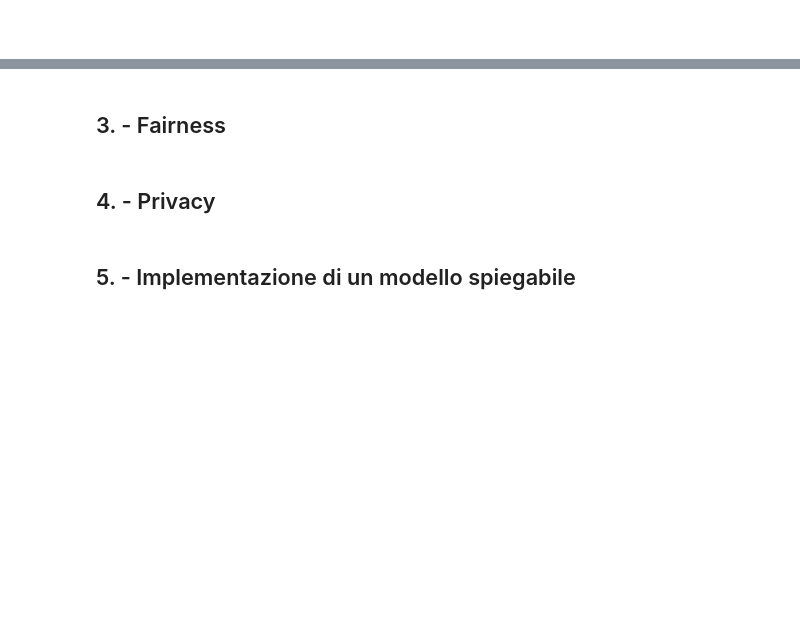
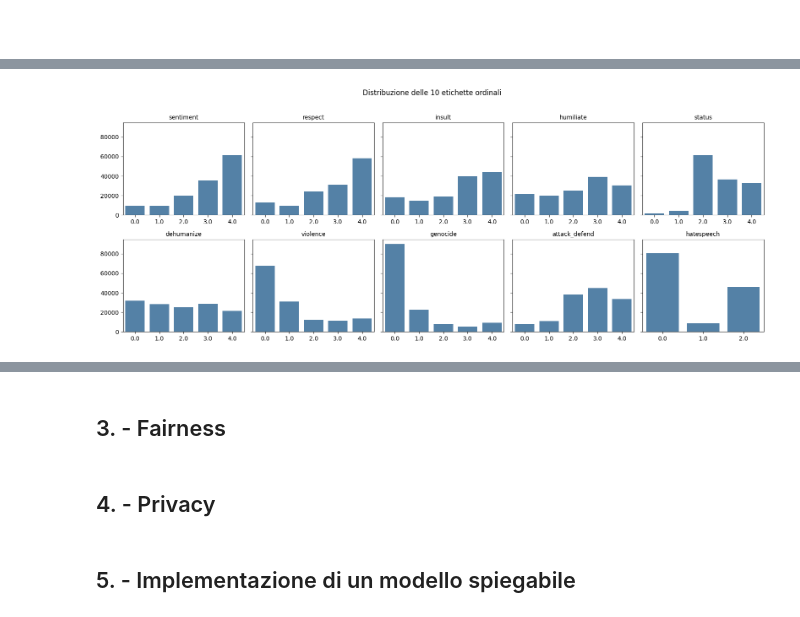
Before and after one commit to AndreaMorbello/measuring-hate-speech-audit, a Jupyter notebook: notebooks/audit.ipynb, the cells around one changed output, grey strips where cells are left out. Saved outputs shown, nothing was run; the diff lists cells and outputs as text; code cells hidden in the pictures; blank space fills up the shorter version.

```diff
--- a/notebooks/audit.ipynb
+++ b/notebooks/audit.ipynb
@@ -70,0 +105,6 @@ df.head(15)
+# %%
+column_groups: dict = get_column_groups(df)
+
+
+for group_name, columns in column_groups.items():
+    print(f"{group_name:25s}  {len(columns):3d} colonne")
@@ -70,0 +265,14 @@ df.head(15)
+# %%
+ordinal_labels = [c for c in column_groups["outcomes"] if c != "hate_speech_score"]
+
+fig, axes = plt.subplots(2, 5, figsize=(16, 6), sharey=True)
+for ax, label in zip(axes.flat, ordinal_labels):
+    sns.countplot(x=df[label], ax=ax, color="steelblue")
+    ax.set_title(label, fontsize=10)
+    ax.set_xlabel("")
+    ax.set_ylabel("")
+fig.suptitle("Distribuzione delle 10 etichette ordinali", y=1.02)
+plt.tight_layout()
+plt.show()
+# %% [output]
+[figure, added]
```
Also changed, not shown: parts of 24 cells of this notebook, 1 other file.
